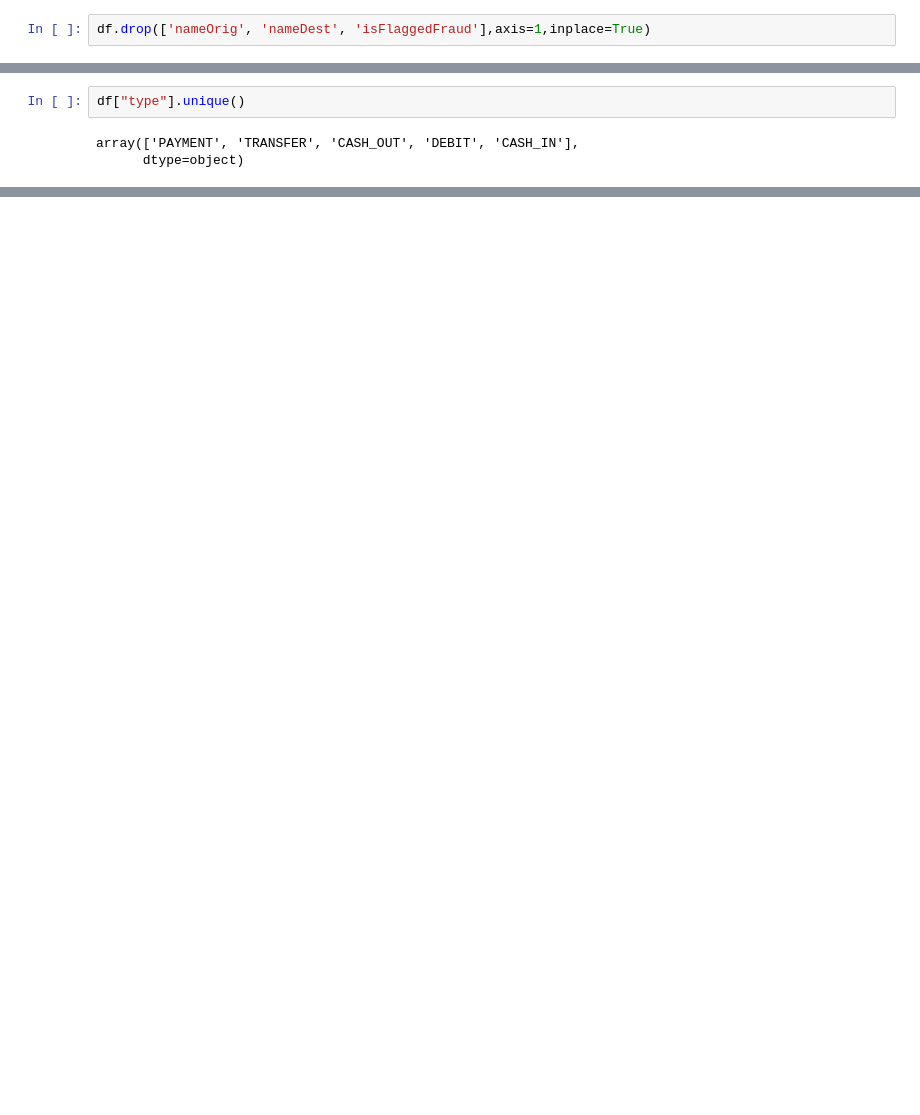
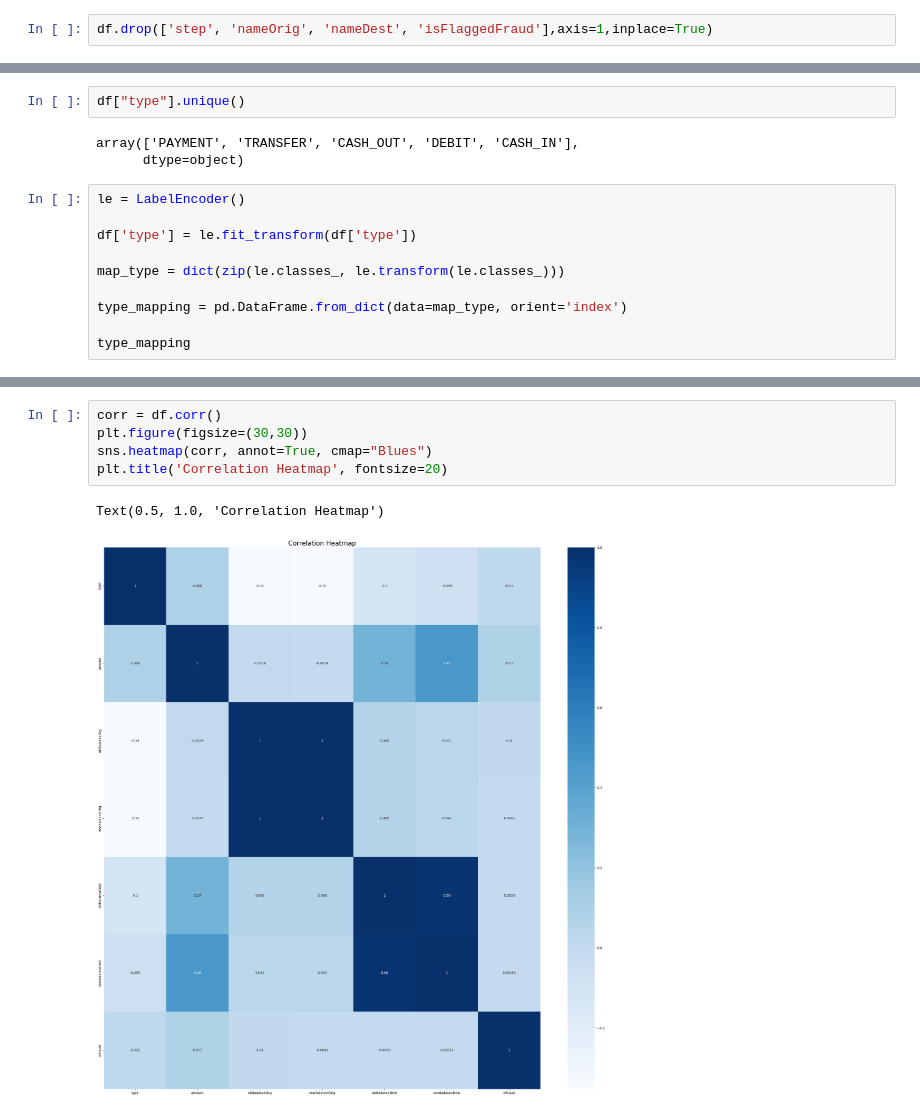
Before and after one commit to Dharil33/Rajasthan_hackathon, a Jupyter notebook: EDA.ipynb, the cells around one changed output, grey strips where cells are left out. Saved outputs shown, nothing was run; the diff lists cells and outputs as text; blank space fills up the shorter version.

```diff
--- a/EDA.ipynb
+++ b/EDA.ipynb
@@ -53,4 +52,4 @@ Index(['step', 'type', 'amount', 'nameOrig', 'oldbalanceOrg', 'newbalanceOrig',
        'isFlaggedFraud'],
       dtype='object')
 # %%
-df.drop(['nameOrig', 'nameDest', 'isFlaggedFraud'],axis=1,inplace=True)
+df.drop(['step', 'nameOrig', 'nameDest', 'isFlaggedFraud'],axis=1,inplace=True)
@@ -59,3 +62,13 @@ df["type"].unique()
 # %% [output]
 array(['PAYMENT', 'TRANSFER', 'CASH_OUT', 'DEBIT', 'CASH_IN'],
       dtype=object)
+# %%
+le = LabelEncoder()
+
+df['type'] = le.fit_transform(df['type'])
+
+map_type = dict(zip(le.classes_, le.transform(le.classes_)))
+
+type_mapping = pd.DataFrame.from_dict(data=map_type, orient='index')
+
+type_mapping
@@ -61,0 +91,8 @@ array(['PAYMENT', 'TRANSFER', 'CASH_OUT', 'DEBIT', 'CASH_IN'],
+# %%
+corr = df.corr()
+plt.figure(figsize=(30,30))
+sns.heatmap(corr, annot=True, cmap="Blues")
+plt.title('Correlation Heatmap', fontsize=20)
+# %% [output]
+Text(0.5, 1.0, 'Correlation Heatmap')
+[figure, added]
```
Also changed, not shown: parts of 13 cells of this notebook.
